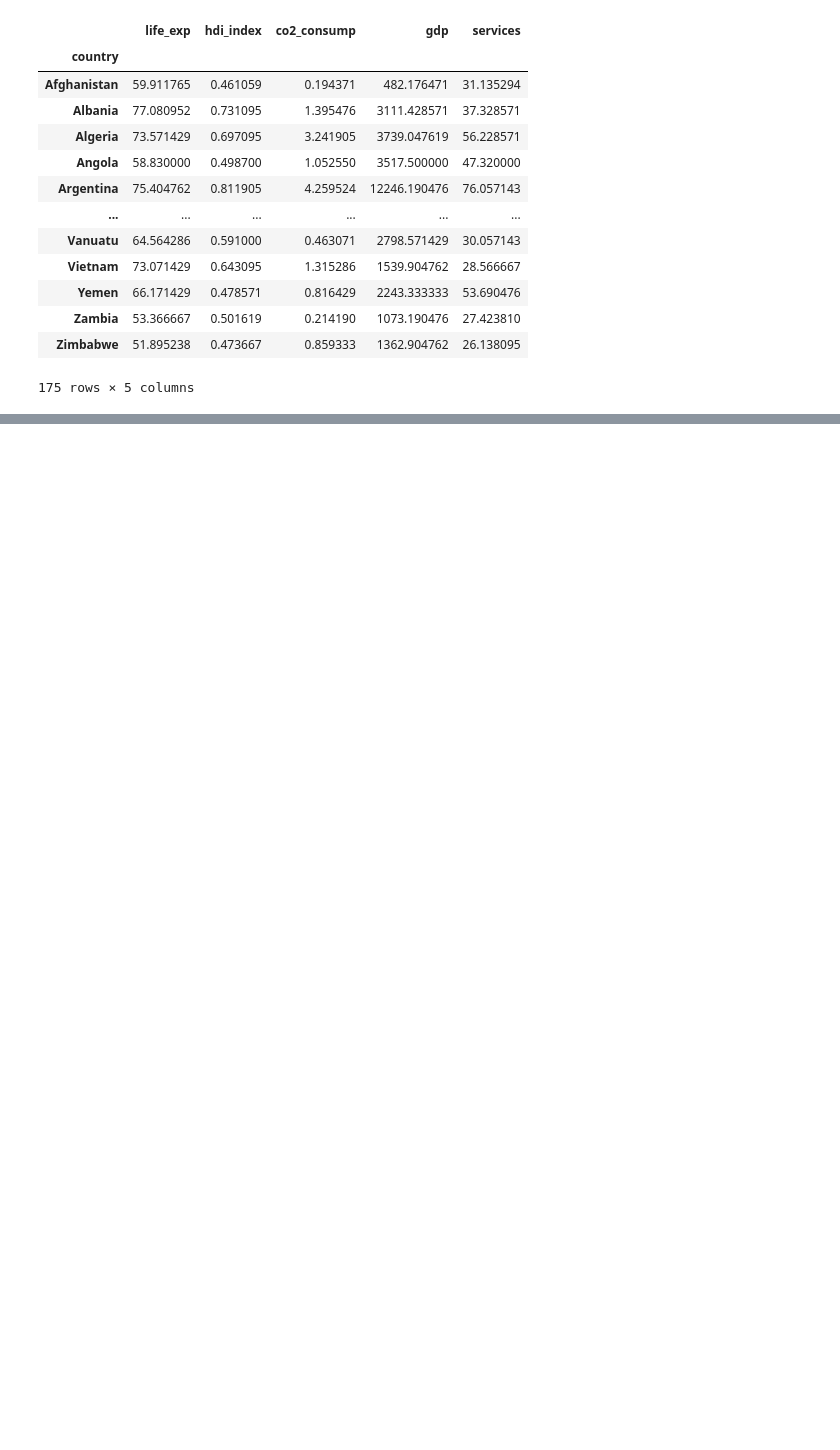
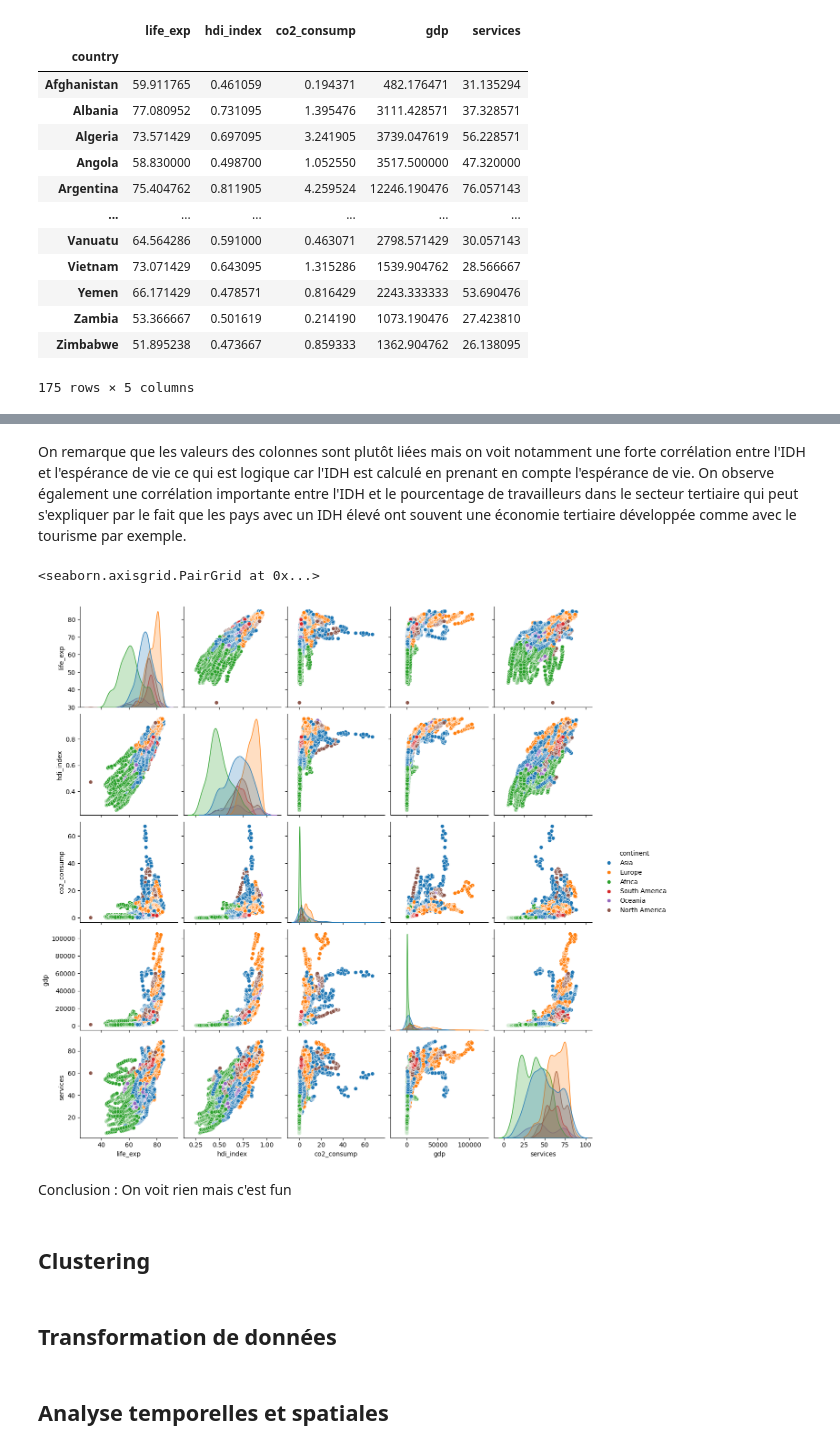
Before and after one commit to Runhilia/DataMining, a Jupyter notebook: gapminder.ipynb, the cells around one changed output, grey strips where cells are left out. Drawn from its saved outputs; the diff is of its cells as text; code cells hidden in the pictures; blank space fills up the shorter version.

```diff
--- a/gapminder.ipynb
+++ b/gapminder.ipynb
@@ -115,0 +160,17 @@ df_mean
+# %% [markdown]
+On remarque que les valeurs des colonnes sont plutôt liées mais on voit notamment une forte corrélation entre l'IDH et l'espérance de vie ce qui est logique car l'IDH est calculé en prenant en compte l'espérance de vie. On observe également une corrélation importante entre l'IDH et le pourcentage de travailleurs dans le secteur tertiaire qui peut s'expliquer par le fait que les pays avec un IDH élevé ont souvent une économie tertiaire développée comme avec le tourisme par exemple.
+# %%
+# Affichage des relations entre les colonnes
+liste_colonnes = ["continent", "life_exp", "hdi_index", "co2_consump", "gdp", "services"]
+sns.pairplot(data=df.loc[:, liste_colonnes], hue="continent")
+# %% [output]
+<seaborn.axisgrid.PairGrid at 0x...>
+[figure, added]
+# %% [markdown]
+Conclusion : On voit rien mais c'est fun
+# %% [markdown]
+## Clustering
+# %% [markdown]
+## Transformation de données
+# %% [markdown]
+## Analyse temporelles et spatiales
```
Also changed, not shown: parts of 22 cells of this notebook, 1 other file.
